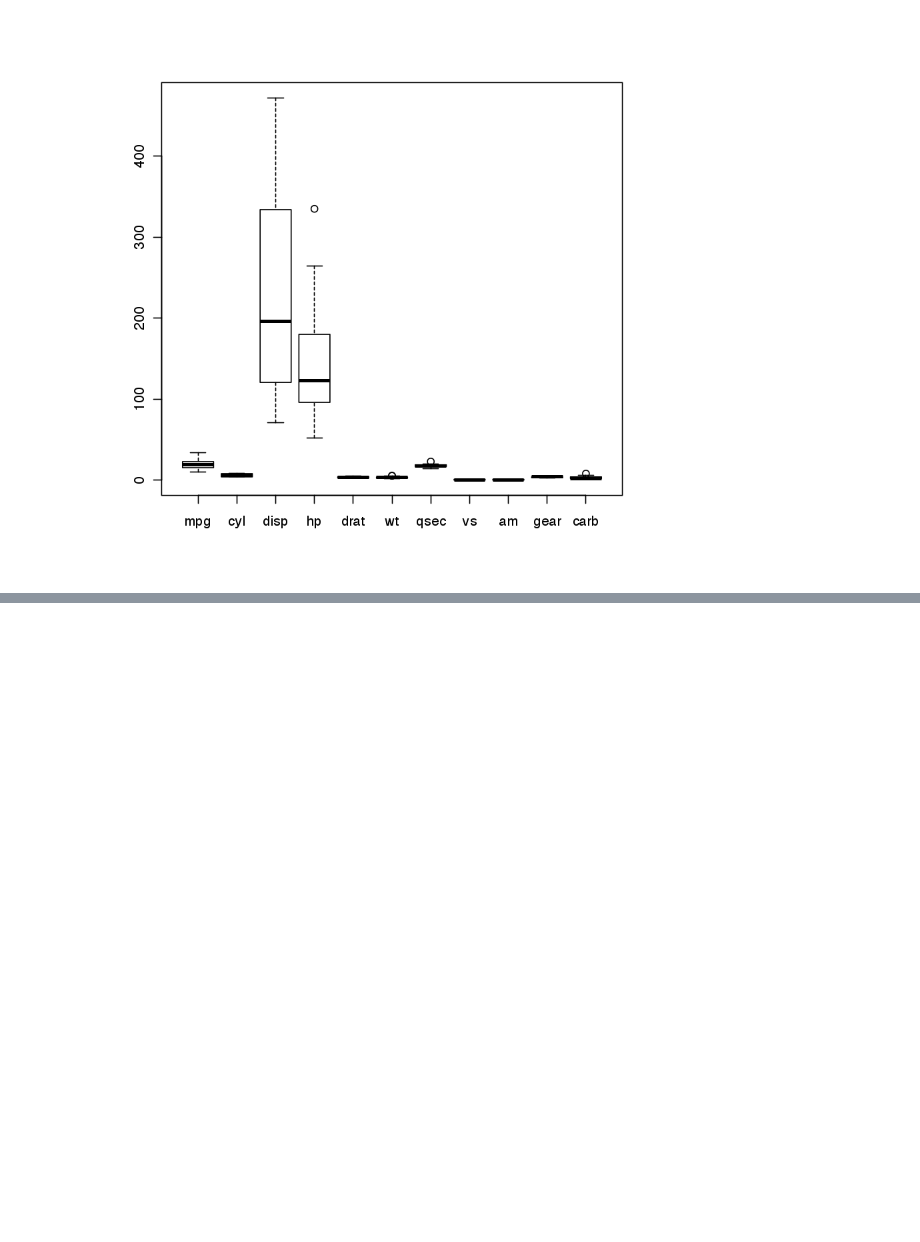
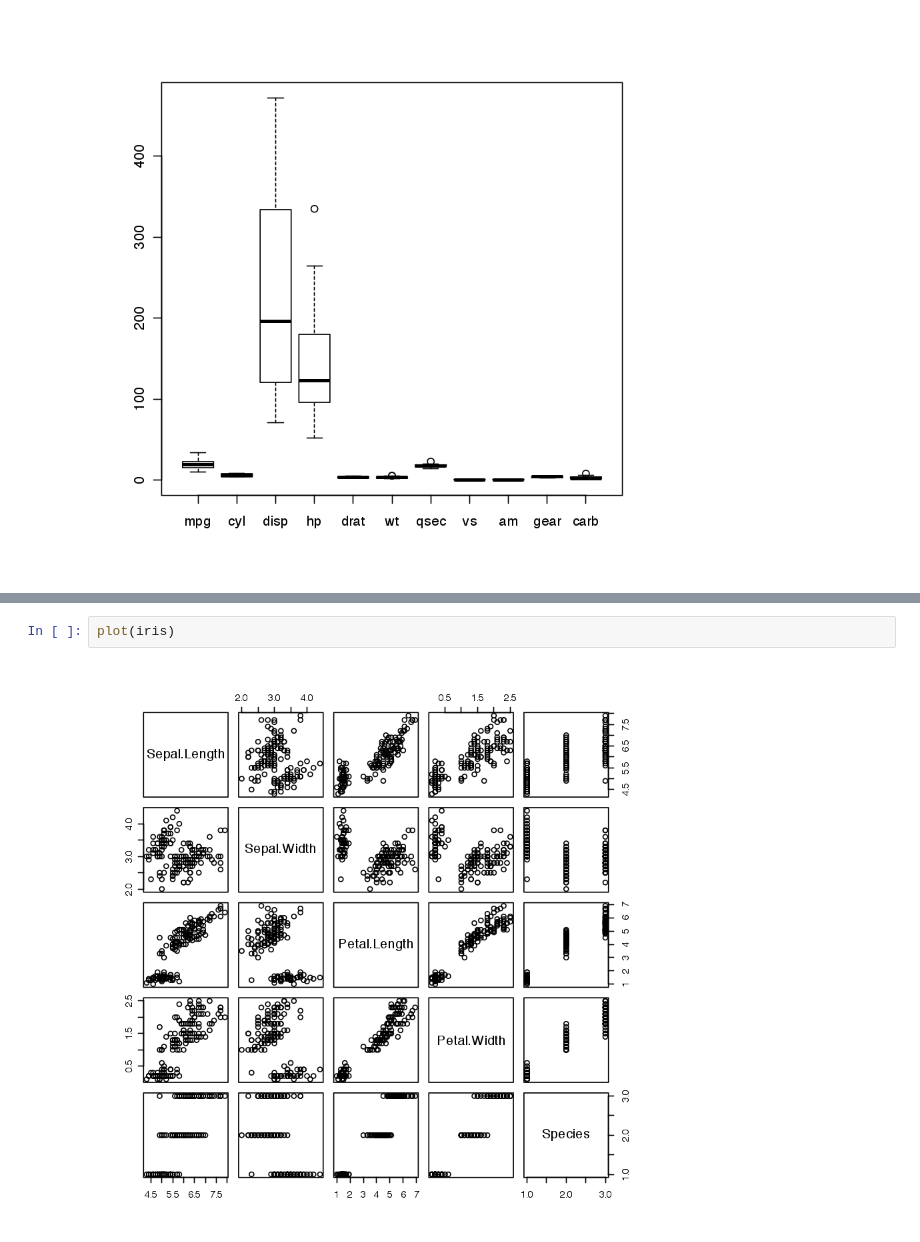
Before and after one commit to luisacutillo78/RbasicStats, a Jupyter notebook: NotebookRbasicStats3.ipynb, the cells around one changed output, grey strips where cells are left out. Cells and saved outputs as stored; diff of their text form; blank space fills up the shorter version.

```diff
--- a/NotebookRbasicStats3.ipynb
+++ b/NotebookRbasicStats3.ipynb
@@ -83,0 +94,4 @@ Find the boxplots pof the **iris** dataset
+# %%
+plot(iris)
+# %% [output]
+[figure, added]
```
Also changed, not shown: parts of 6 cells of this notebook, 1 other file.
